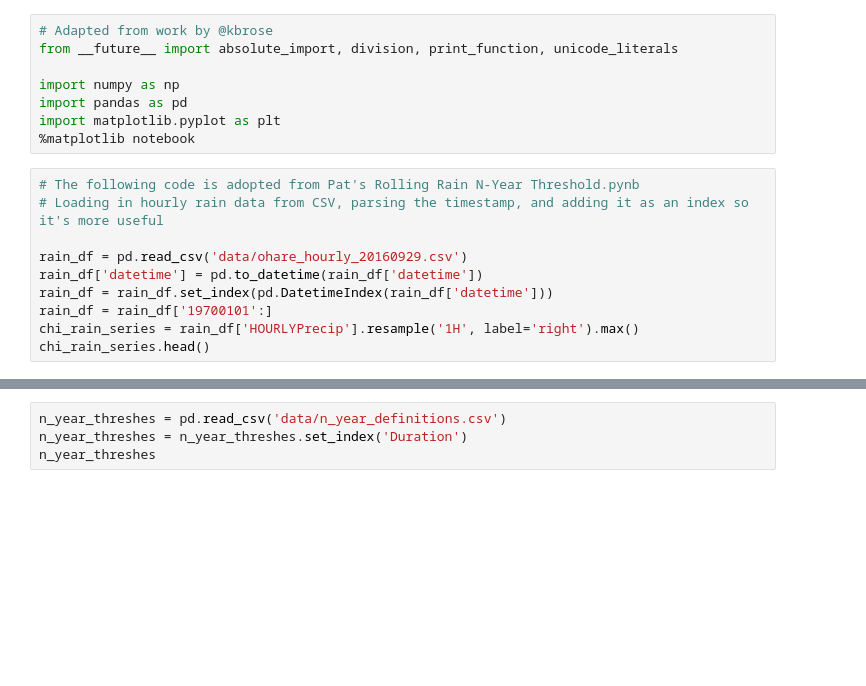
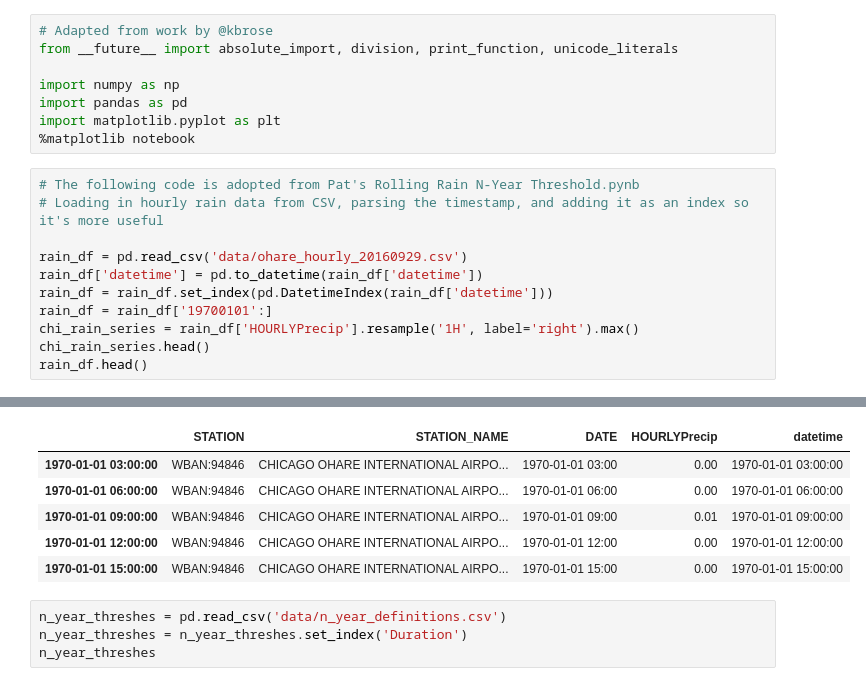
Before and after one commit to NORCatUofC/rain, a Jupyter notebook: n-year/notebooks/old/N-Year storm October 6, 2016.ipynb, the cells around one changed output, grey strips where cells are left out. Cells and saved outputs as stored; diff of their text form; blank space fills up the shorter version.

```diff
--- a/n-year/notebooks/N-Year storm October 6, 2016.ipynb
+++ b/n-year/notebooks/old/N-Year storm October 6, 2016.ipynb
@@ -16,4 +16,5 @@ rain_df = rain_df.set_index(pd.DatetimeIndex(rain_df['datetime']))
 rain_df = rain_df['19700101':]
 chi_rain_series = rain_df['HOURLYPrecip'].resample('1H', label='right').max()
 chi_rain_series.head()
+rain_df.head()
 # %% [output]
@@ -26,3 +21,9 @@ Freq: H, Name: HOURLYPrecip, dtype: float64
+|  | STATION | STATION_NAME | DATE | HOURLYPrecip | datetime |
+| 1970-01-01 03:00:00 | WBAN:94846 | CHICAGO OHARE INTERNATIONAL AIRPO... | 1970-01-01 03:00 | 0.00 | 1970-01-01 03:00:00 |
+| 1970-01-01 06:00:00 | WBAN:94846 | CHICAGO OHARE INTERNATIONAL AIRPO... | 1970-01-01 06:00 | 0.00 | 1970-01-01 06:00:00 |
+| 1970-01-01 09:00:00 | WBAN:94846 | CHICAGO OHARE INTERNATIONAL AIRPO... | 1970-01-01 09:00 | 0.01 | 1970-01-01 09:00:00 |
+| 1970-01-01 12:00:00 | WBAN:94846 | CHICAGO OHARE INTERNATIONAL AIRPO... | 1970-01-01 12:00 | 0.00 | 1970-01-01 12:00:00 |
+| 1970-01-01 15:00:00 | WBAN:94846 | CHICAGO OHARE INTERNATIONAL AIRPO... | 1970-01-01 15:00 | 0.00 | 1970-01-01 15:00:00 |
 # %%
 n_year_threshes = pd.read_csv('data/n_year_definitions.csv')
 n_year_threshes = n_year_threshes.set_index('Duration')
```
Also changed, not shown: parts of 10 cells of this notebook.
